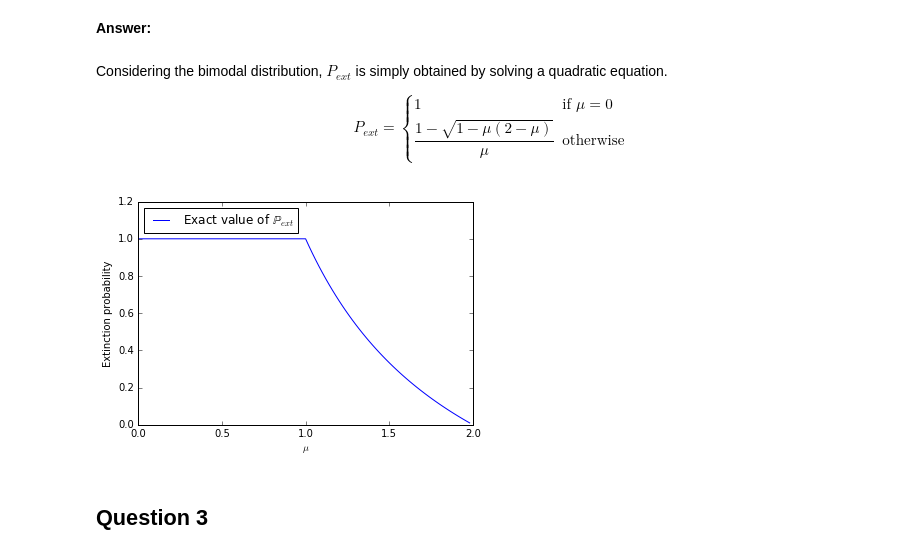
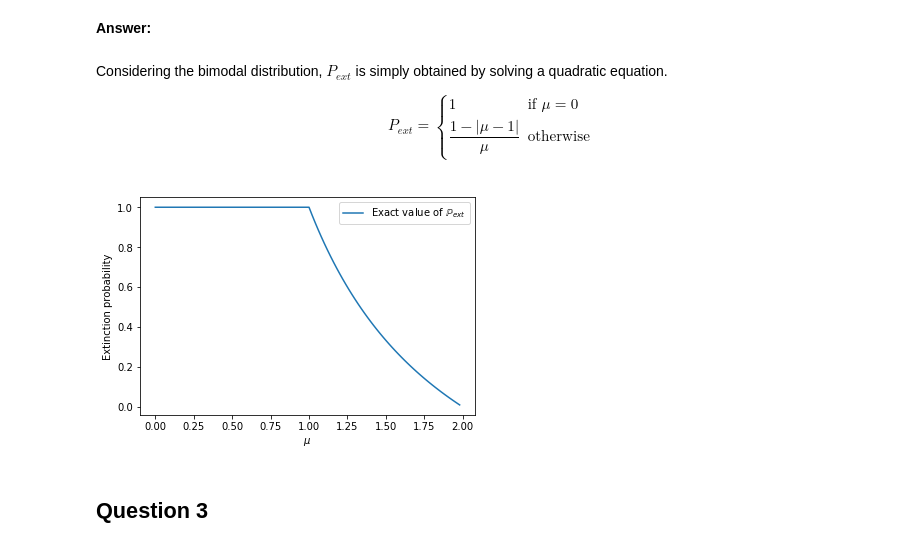
Before and after one commit to w2ak/INF674, a Jupyter notebook: 01-Galton-Watson-TP.ipynb, the cells around one changed output. Cells and saved outputs as stored; diff of their text form; code cells hidden in the pictures.

```diff
--- a/01-Galton-Watson-TP.ipynb
+++ b/01-Galton-Watson-TP.ipynb
@@ -292,7 +290,7 @@ Write a (very) small function ``pext_bim_exact`` that computes $P_{ext}$ for a l
 Considering the bimodal distribution, $P_{ext}$ is simply obtained by solving a quadratic equation.
 
 $$
-P_{ext} = \left\lbrace\begin{array}{ll}1 &\text{if }\mu=0\\\dfrac{1-\sqrt{1-\mu(2-\mu)}}\mu&\text{otherwise}\end{array}\right.
+P_{ext} = \left\lbrace\begin{array}{ll}1 &\text{if }\mu=0\\\dfrac{1-|\mu-1|}\mu&\text{otherwise}\end{array}\right.
 $$
 # %%
 """
@@ -306,8 +304,7 @@ def divide(α,μ):
         return α/μ
 
 def pext_bim_exact(μ):
-    α = μ/2
-    α = 1-sqrt(maximum(0.,1 - 4 * α * (1-α)))
+    α = 1-absolute(μ-1.)
     return divide(α,μ)
 # %%
 μ = arange(0.,2.,0.02)
@@ -315,12 +312,12 @@ data = pext_bim_exact(μ)
 # %%
 figure()
 plot(μ, data, label='Exact value of $\mathbb{P}_{ext}$')
 xlabel('$\mu$')
 ylabel('Extinction probability')
-legend(loc=2)
+legend(loc=1)
 show()
 # %% [output]
-[figure, old version]
+[figure, new version]
 # %% [markdown]
 ## Question 3
 # %% [markdown]
```
Also changed, not shown: parts of 20 cells of this notebook.
